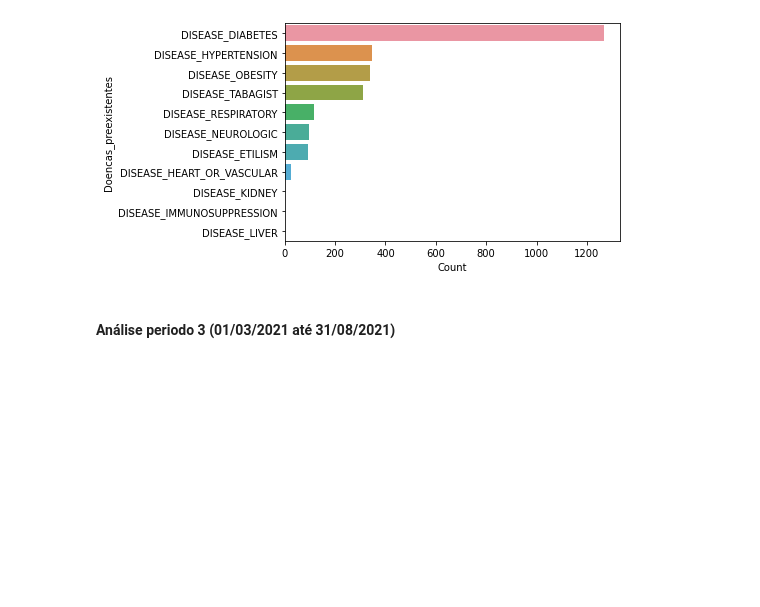
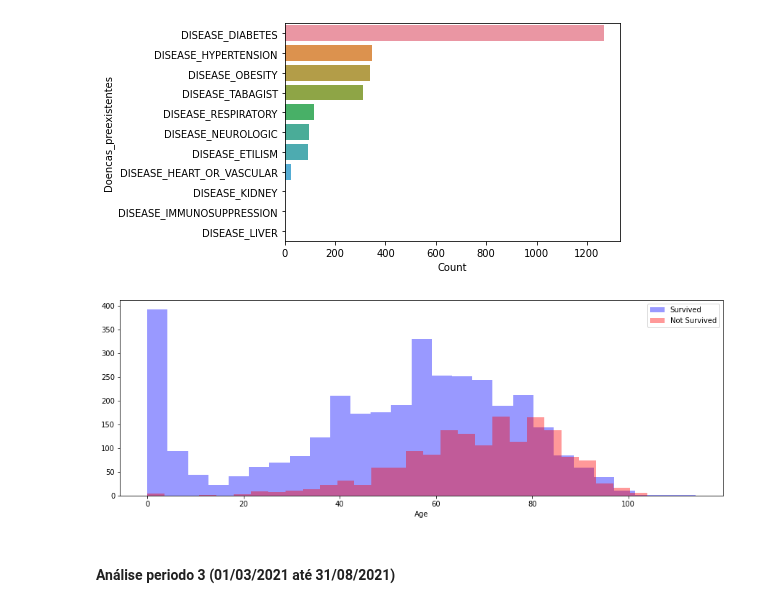
Before and after one commit to bielarnaud/Estudo_dados_de_covid, a Jupyter notebook: Codes/Casos_Graves.ipynb, the cells around one changed output. Cells and saved outputs as stored; diff of their text form; code cells hidden in the pictures; blank space fills up the shorter version.

```diff
--- a/Codes/Casos_Graves.ipynb
+++ b/Codes/Casos_Graves.ipynb
@@ -347,6 +254,10 @@ analises.plot_data_doencas()
 # %% [output]
 Análises gráficas quantitativa das doenças
 [figure]
+# %%
+analises.barplot_age()
+# %% [output]
+[figure, added]
 # %% [markdown]
 #### Análise periodo 3 (01/03/2021 até 31/08/2021)
 # %%
```
Also changed, not shown: parts of 21 cells of this notebook, 1 other file.
